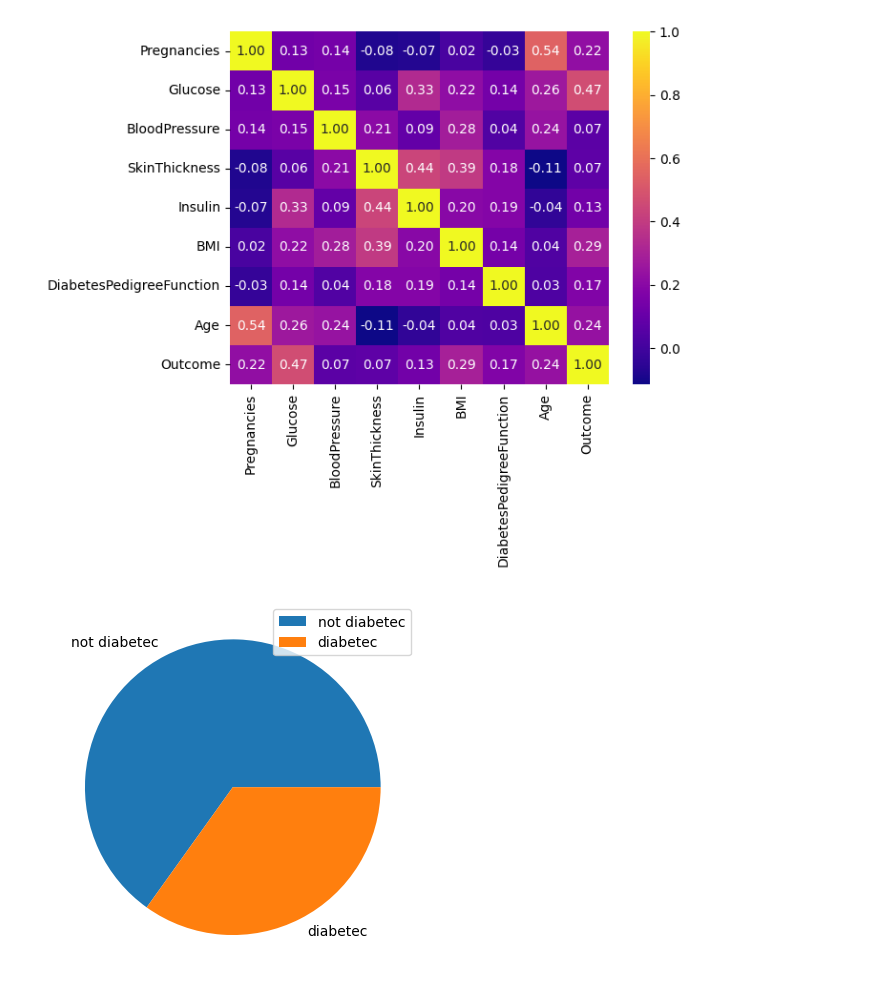
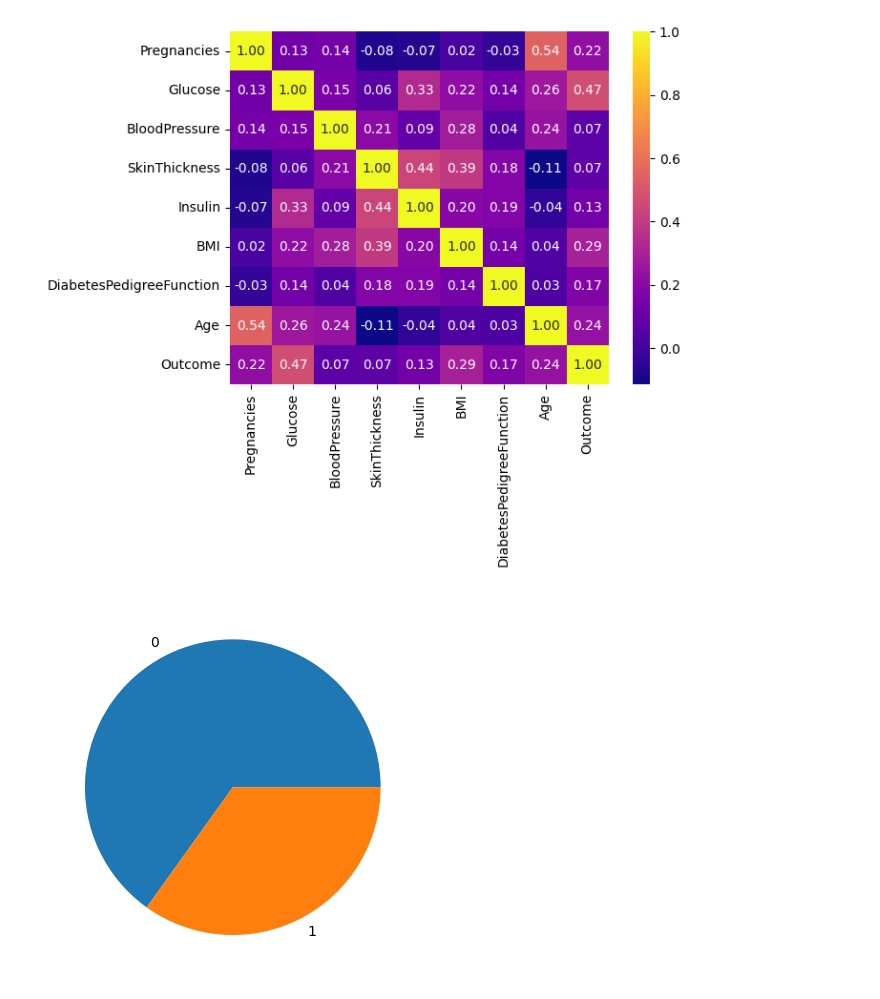
Before and after one commit to davidrimon2004/Probability-Statistics-Project, a Jupyter notebook: project.ipynb, the cells around one changed output. Cells and saved outputs as stored; diff of their text form; code cells hidden in the pictures.

```diff
--- a/project.ipynb
+++ b/project.ipynb
@@ -32,9 +34,11 @@ visual.show()
 # %% [output]
 [figure]
 # %%
-ct=read[read.columns[8]].value_counts()
-visual.pie(ct,labels=['not diabetec','diabetec'])
-visual.legend()
-visual.show()
+def pie(x):
+  count=read[read.columns[x]].value_counts()
+  visual.pie(count,labels=['0','1'])
+  visual.show()
-# %% [output]
-[figure, removed]
+# %%
+pie(8)
+# %% [output]
+[figure, added]
```
Also changed, not shown: parts of 11 cells of this notebook.
